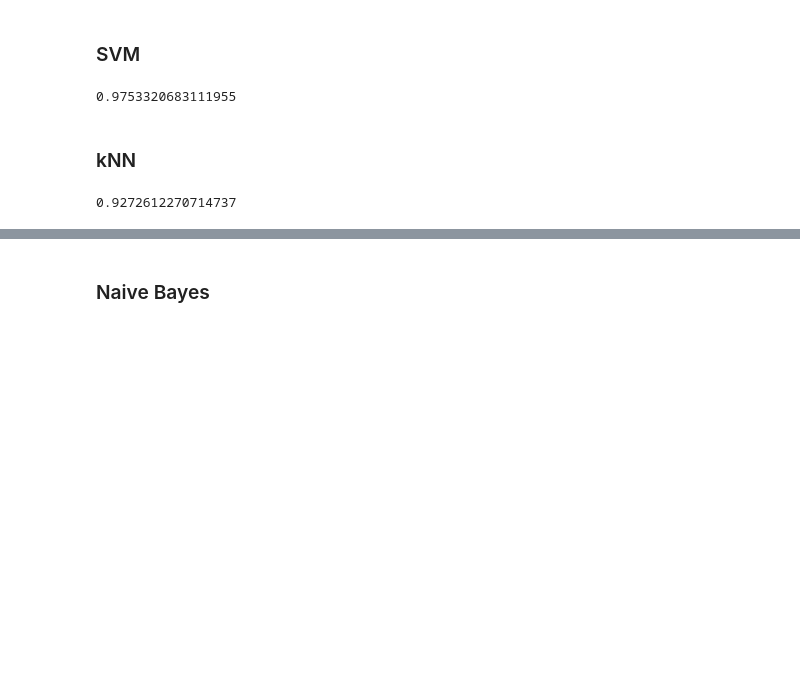
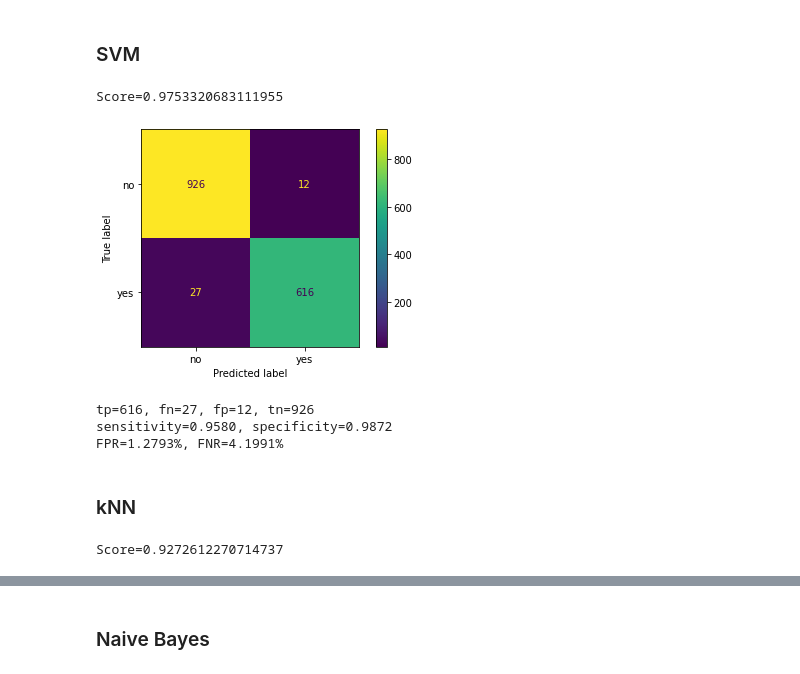
Before and after one commit to carzynsky/Analytics-and-Data-mining, a Jupyter notebook: cz2/spam.ipynb, the cells around one changed output, grey strips where cells are left out. Cells and saved outputs as stored; diff of their text form; code cells hidden in the pictures; blank space fills up the shorter version.

```diff
--- a/cz2/spam.ipynb
+++ b/cz2/spam.ipynb
@@ -35,24 +92,38 @@ X_test_standarized = scaler.fit_transform(X_test)
 # %% [markdown]
 ### SVM
 # %%
-import numpy as np
-from sklearn.pipeline import make_pipeline
-from sklearn.svm import SVC
-
 svm = make_pipeline(StandardScaler(), SVC(gamma='auto'))
-svm.fit(X_train, y_train)
-y_prediction = svm.predict(X_test)
-svm.score(X_test, y_test)
+svm.fit(X_train_standarized, y_train)
+y_prediction_svm = svm.predict(X_test_standarized)
+svm_score = svm.score(X_test_standarized, y_test)
+print(f'Score={svm_score}')
 # %% [output]
-0.9753320683111955
+Score=0.9753320683111955
+# %%
+tn, fp, fn, tp = confusion_matrix(y_test, y_prediction_svm).ravel()
+plot_confusion_matrix(svm, X_test_standarized, y_test)
+plt.show()
+
+print(f'tp={tp}, fn={fn}, fp={fp}, tn={tn}')
+sensitivity = tp/(tp+fn)
+specificity = tn/(fp+tn)
+print("sensitivity={:.4f}, specificity={:.4f}".format(sensitivity, specificity))
+
+fpr = (1-specificity)*100
+fnr = (1-sensitivity)*100
+print("FPR={:.4f}%, FNR={:.4f}%".format(fpr, fnr))
+# %% [output]
+[figure, added]
+tp=616, fn=27, fp=12, tn=926
+sensitivity=0.9580, specificity=0.9872
+FPR=1.2793%, FNR=4.1991%
 # %% [markdown]
 ### kNN
-# %%
-from sklearn.neighbors import KNeighborsClassifier
-
-kNN = KNeighborsClassifier(n_neighbors=3)
-kNN.fit(X_train, y_train)
-y_prediction = kNN.predict(X_test)
-kNN.score(X_test, y_test)
-# %% [output]
-0.9272612270714737
+# %%
+knn = KNeighborsClassifier(n_neighbors=3)
+knn.fit(X_train_standarized, y_train)
+y_prediction_knn = knn.predict(X_test_standarized)
+knn_score = knn.score(X_test_standarized, y_test)
+print(f'Score={knn_score}')
+# %% [output]
+Score=0.9272612270714737
```
Also changed, not shown: parts of 47 cells of this notebook, 3 other files.
